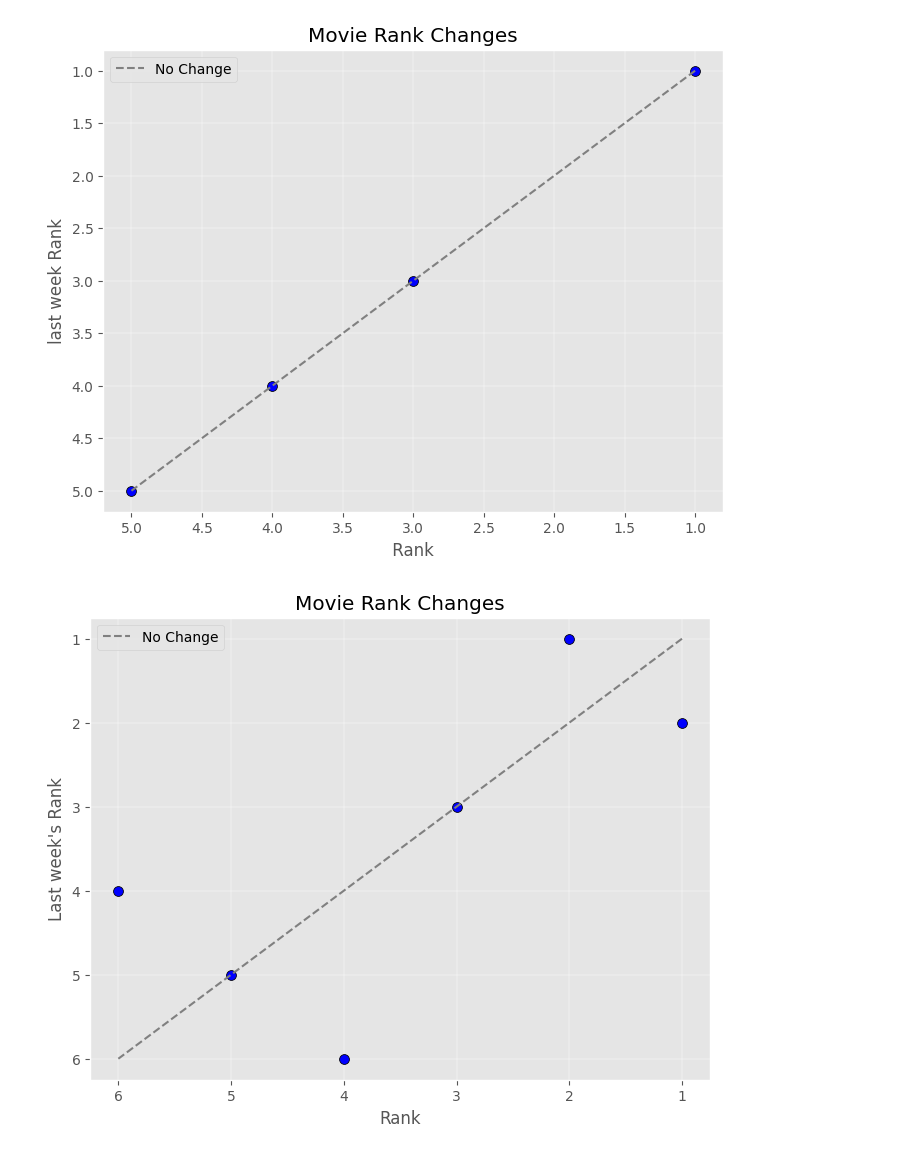
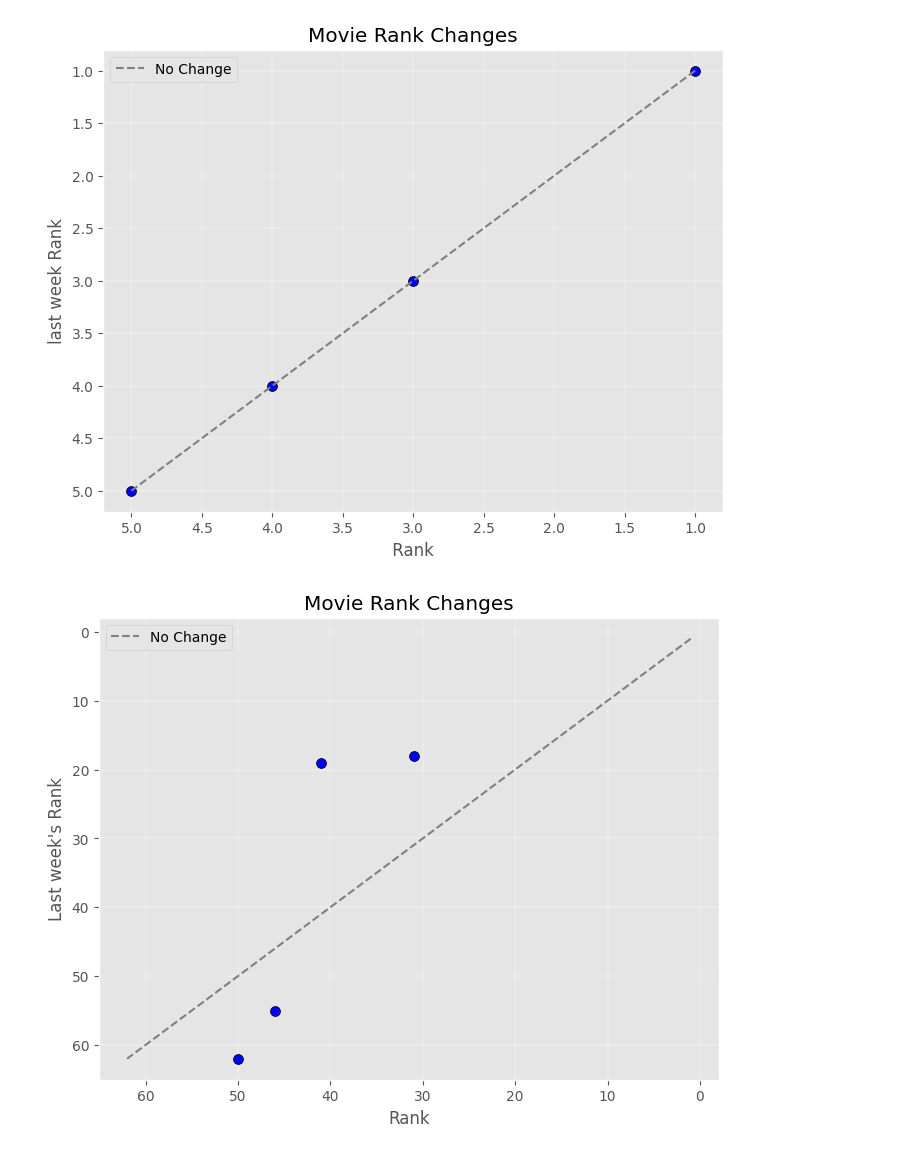
Before and after one commit to surafelmeharihaile-ai/Data110, a Jupyter notebook: project_1___surafel_haile_.ipynb, the cells around one changed output. Cells and saved outputs as stored; diff of their text form; code cells hidden in the pictures.

```diff
--- a/project_1___surafel_haile_.ipynb
+++ b/project_1___surafel_haile_.ipynb
@@ -85,27 +85,27 @@ plt.show()
 [figure]
 # %%
 df = pd.DataFrame({
-    "movie": ["I.S.S.","","Movie C","Movie D","Movie E","Movie F"],
-    "rank": [1, 3, 2, 5, 4, 6],
-    "last week_rank": [2, 3, 1, 5, 6, 4]})
+    "movie": ["I.S.S.","Scrambled","Fallen Leaves","Monster"],
+    "rank": [31, 41, 50, 46,],
+    "last week_rank": [18, 19, 62,55]})
 
 plt.figure(figsize=(8, 6))
 sns.scatterplot(data=df,x="rank",y="last week_rank",s=50,color='b',edgecolor='black')
 
 max_rank = max(df["rank"].max(), df["last week_rank"].max())
 line_values = np.arange(1, max_rank + 1)
 
 plt.plot(line_values, line_values, linestyle="--", linewidth=1.5,color="gray",label="No Change")
 
 plt.title("Movie Rank Changes")
 plt.xlabel("Rank")
 plt.ylabel("Last week's Rank")
 plt.gca().invert_xaxis()
 plt.gca().invert_yaxis()
 plt.legend()
 plt.grid(True, linewidth=0.3)
 
 plt.show()
 # %% [output]
-[figure, old version]
+[figure, new version]
 # %% [markdown]
```
Also changed, not shown: parts of 1 cell of this notebook.
